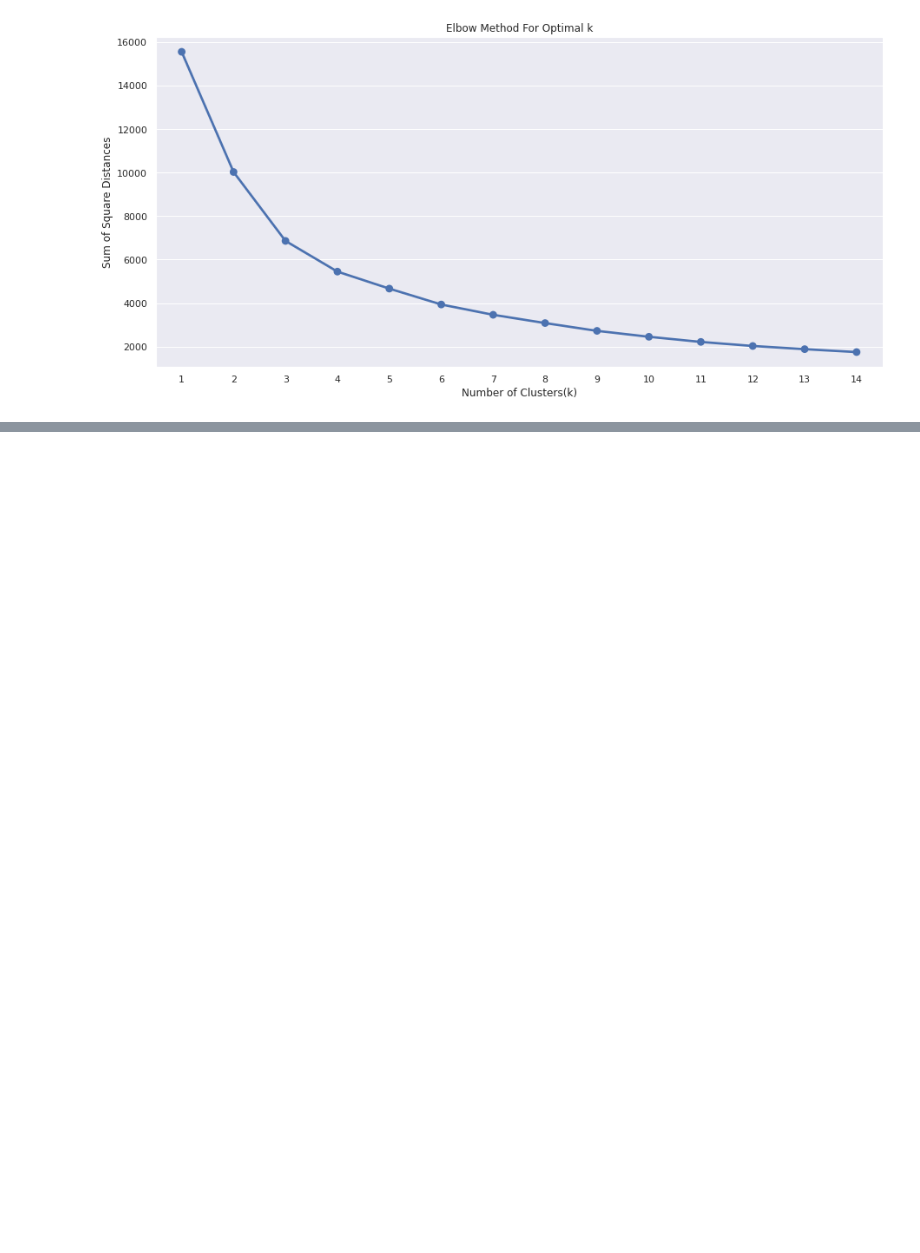
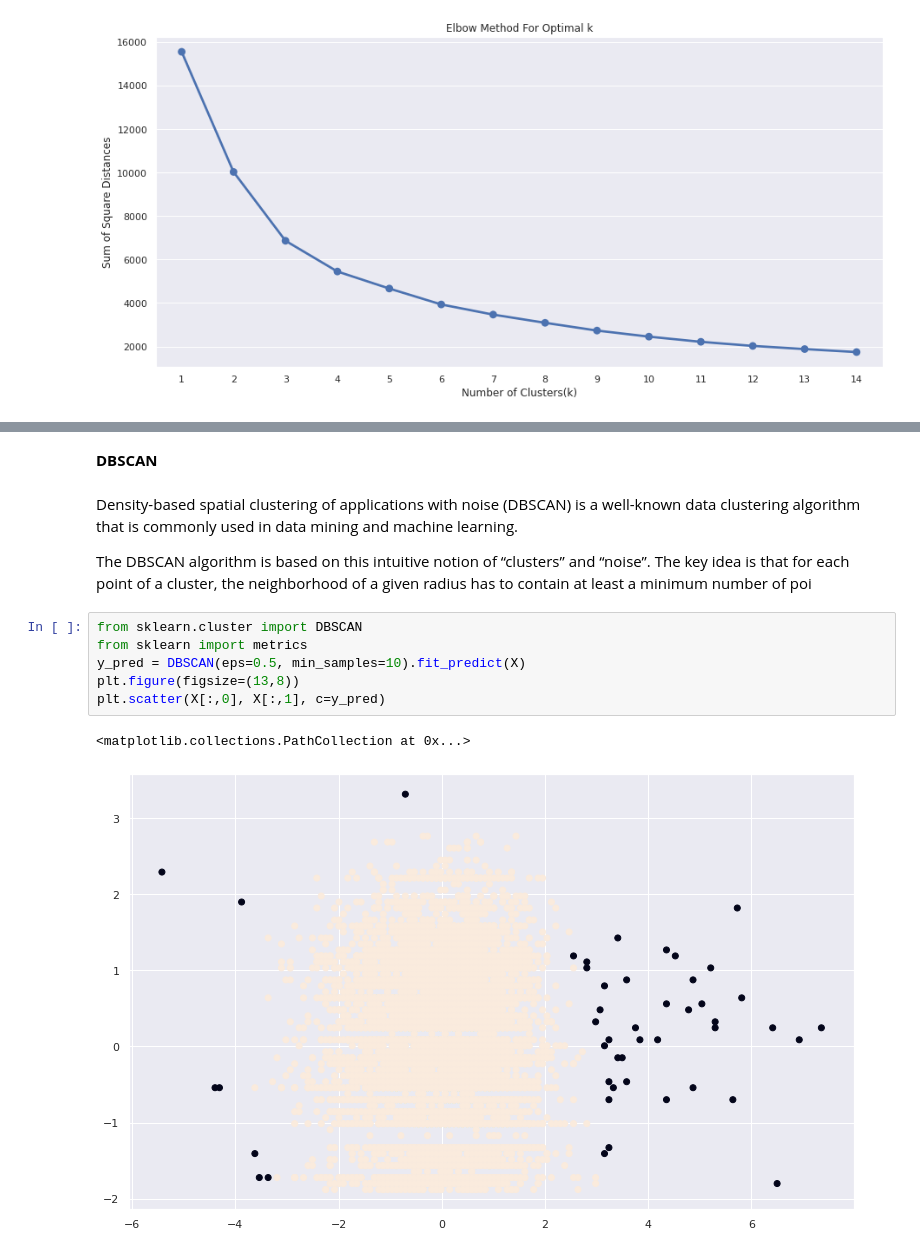
Before and after one commit to SRIST1608/-NETFLIX-MOVIES-AND-TV-SHOWS-CLUSTERING, a Jupyter notebook: NETFLIX_MOVIES_AND_TV_SHOWS_CLUSTERING.ipynb, the cells around one changed output, grey strips where cells are left out. Saved outputs shown, nothing was run; the diff lists cells and outputs as text; blank space fills up the shorter version.

```diff
--- a/NETFLIX_MOVIES_AND_TV_SHOWS_CLUSTERING.ipynb
+++ b/NETFLIX_MOVIES_AND_TV_SHOWS_CLUSTERING.ipynb
@@ -1117,0 +1175,15 @@ plt.show()
+# %% [markdown]
+**DBSCAN**
+# %% [markdown]
+Density-based spatial clustering of applications with noise (DBSCAN) is a well-known data clustering algorithm that is commonly used in data mining and machine learning.
+
+The DBSCAN algorithm is based on this intuitive notion of “clusters” and “noise”. The key idea is that for each point of a cluster, the neighborhood of a given radius has to contain at least a minimum number of poi
+# %%
+from sklearn.cluster import DBSCAN
+from sklearn import metrics
+y_pred = DBSCAN(eps=0.5, min_samples=10).fit_predict(X)
+plt.figure(figsize=(13,8))
+plt.scatter(X[:,0], X[:,1], c=y_pred)
+# %% [output]
+<matplotlib.collections.PathCollection at 0x...>
+[figure, added]
```
Also changed, not shown: parts of 18 cells of this notebook.
